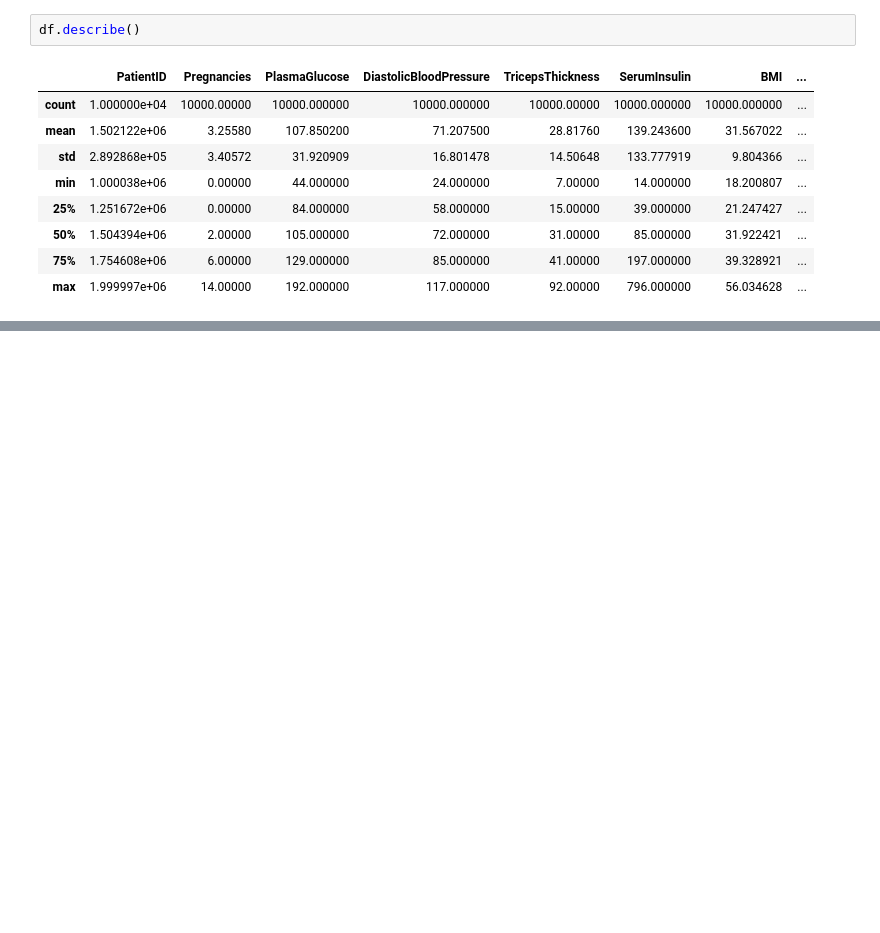
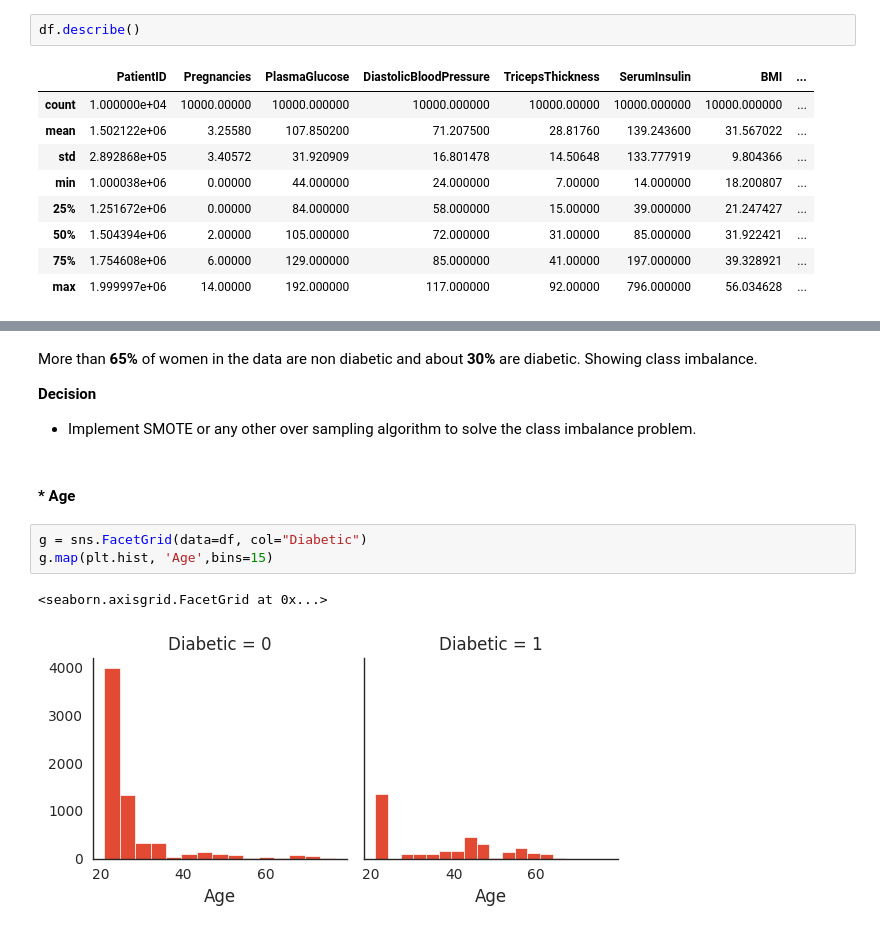
Before and after one commit to sugam21/FastAPI, a Jupyter notebook: Week-2/Classification/notebooks/data_exploration.ipynb, the cells around one changed output, grey strips where cells are left out. Drawn from its saved outputs; the diff is of its cells as text; blank space fills up the shorter version.

```diff
--- a/Week-2/Classification/notebooks/data_exploration.ipynb
+++ b/Week-2/Classification/notebooks/data_exploration.ipynb
@@ -71,0 +183,13 @@ sns.scatterplot(data=df,x="PlasmaGlucose",y="BMI",hue="Diabetic")
+# %% [markdown]
+More than **65%** of women in the data are non diabetic and about **30%** are diabetic. Showing class imbalance. <br>
+
+**Decision** <br>
+- Implement SMOTE or any other over sampling algorithm to solve the class imbalance problem.
+# %% [markdown]
+#### * Age
+# %%
+g = sns.FacetGrid(data=df, col="Diabetic")
+g.map(plt.hist, 'Age',bins=15)
+# %% [output]
+<seaborn.axisgrid.FacetGrid at 0x...>
+[figure, added]
```
Also changed, not shown: parts of 36 cells of this notebook, 1 other file.
